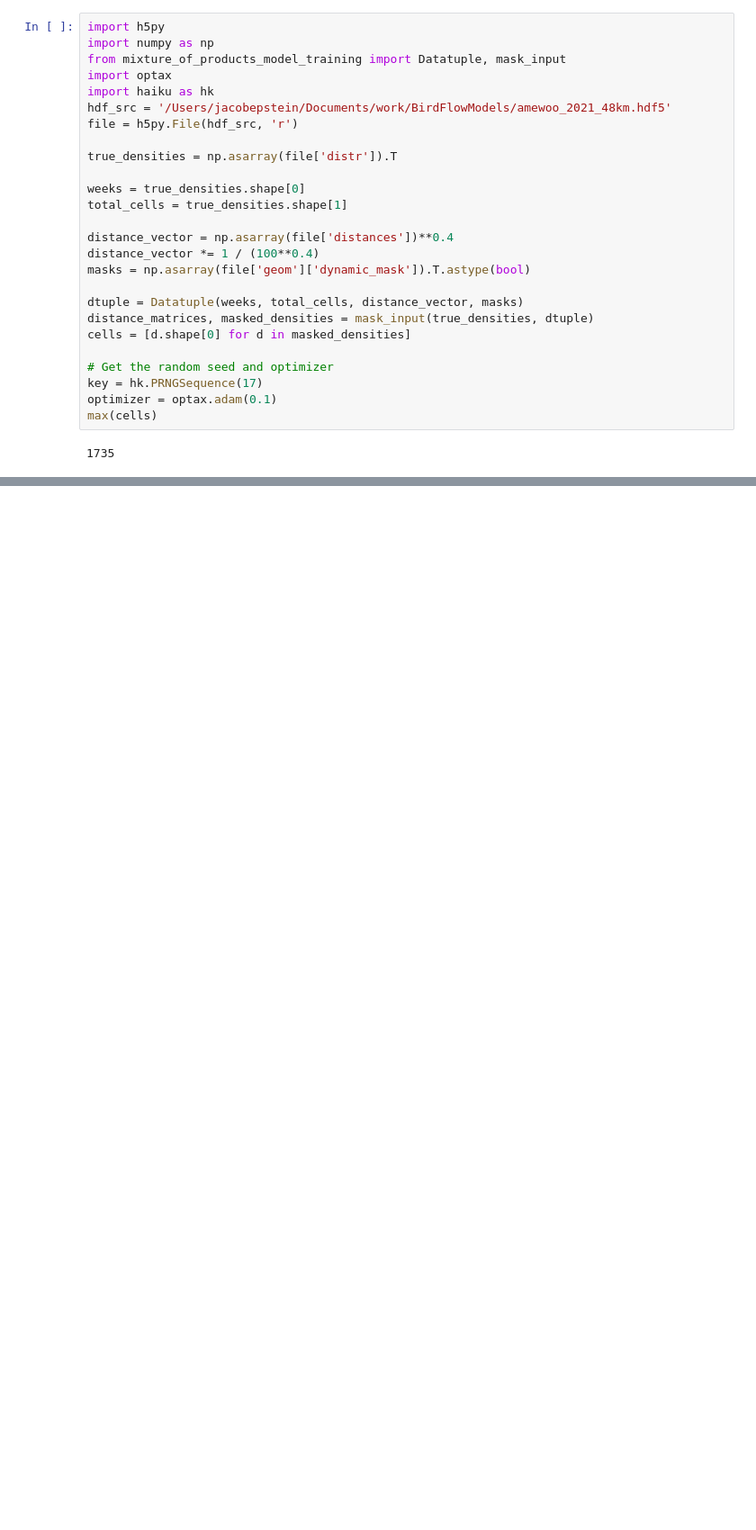
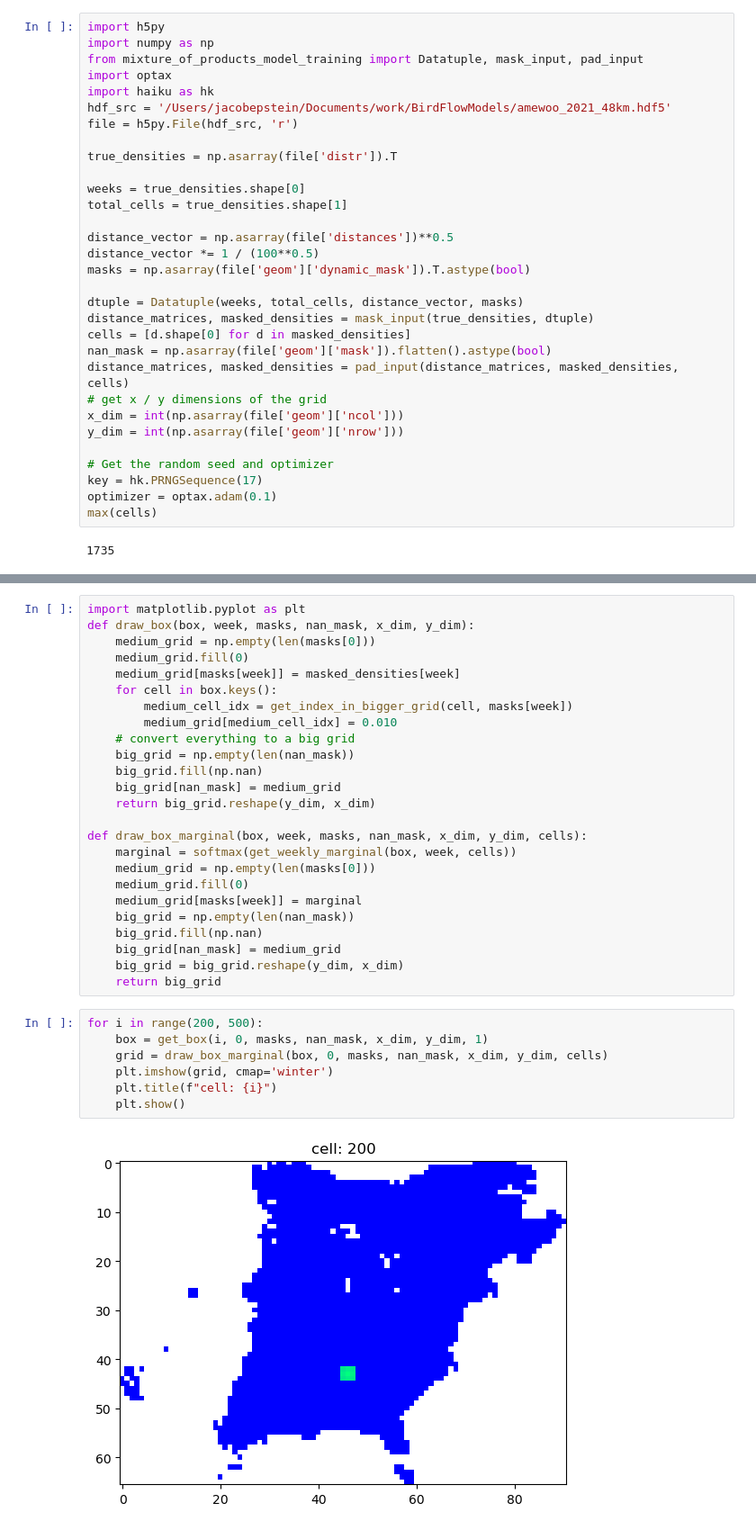
Before and after one commit to jacobe90/birdflow_mixture_of_products, a Jupyter notebook: jacob-dev.ipynb, the cells around one changed output, grey strips where cells are left out. Shown at 90% size. Cells and saved outputs as stored; diff of their text form; blank space fills up the shorter version.

Commit message:
mixture of products from routes experiment

```diff
--- a/jacob-dev.ipynb
+++ b/jacob-dev.ipynb
@@ -1,7 +1,7 @@
 # %%
 import h5py
 import numpy as np
-from mixture_of_products_model_training import Datatuple, mask_input
+from mixture_of_products_model_training import Datatuple, mask_input, pad_input
 import optax
 import haiku as hk
 hdf_src = '/Users/jacobepstein/Documents/work/BirdFlowModels/amewoo_2021_48km.hdf5'
@@ -12,13 +12,18 @@ true_densities = np.asarray(file['distr']).T
 weeks = true_densities.shape[0]
 total_cells = true_densities.shape[1]
 
-distance_vector = np.asarray(file['distances'])**0.4
-distance_vector *= 1 / (100**0.4)
+distance_vector = np.asarray(file['distances'])**0.5
+distance_vector *= 1 / (100**0.5)
 masks = np.asarray(file['geom']['dynamic_mask']).T.astype(bool)
 
 dtuple = Datatuple(weeks, total_cells, distance_vector, masks)
 distance_matrices, masked_densities = mask_input(true_densities, dtuple)
 cells = [d.shape[0] for d in masked_densities]
+nan_mask = np.asarray(file['geom']['mask']).flatten().astype(bool)
+distance_matrices, masked_densities = pad_input(distance_matrices, masked_densities, cells)
+# get x / y dimensions of the grid
+x_dim = int(np.asarray(file['geom']['ncol']))
+y_dim = int(np.asarray(file['geom']['nrow']))
 
 # Get the random seed and optimizer
 key = hk.PRNGSequence(17)
@@ -146,0 +151,34 @@ weekly, pairwise
+# %%
+import matplotlib.pyplot as plt
+def draw_box(box, week, masks, nan_mask, x_dim, y_dim):
+    medium_grid = np.empty(len(masks[0]))
+    medium_grid.fill(0)
+    medium_grid[masks[week]] = masked_densities[week]
+    for cell in box.keys():
+        medium_cell_idx = get_index_in_bigger_grid(cell, masks[week])
+        medium_grid[medium_cell_idx] = 0.010
+    # convert everything to a big grid
+    big_grid = np.empty(len(nan_mask))
+    big_grid.fill(np.nan)
+    big_grid[nan_mask] = medium_grid
+    return big_grid.reshape(y_dim, x_dim)
+
+def draw_box_marginal(box, week, masks, nan_mask, x_dim, y_dim, cells):
+    marginal = softmax(get_weekly_marginal(box, week, cells))
+    medium_grid = np.empty(len(masks[0]))
+    medium_grid.fill(0)
+    medium_grid[masks[week]] = marginal
+    big_grid = np.empty(len(nan_mask))
+    big_grid.fill(np.nan)
+    big_grid[nan_mask] = medium_grid
+    big_grid = big_grid.reshape(y_dim, x_dim)
+    return big_grid
+# %%
+for i in range(200, 500):
+    box = get_box(i, 0, masks, nan_mask, x_dim, y_dim, 1)
+    grid = draw_box_marginal(box, 0, masks, nan_mask, x_dim, y_dim, cells)
+    plt.imshow(grid, cmap='winter')
+    plt.title(f"cell: {i}")
+    plt.show()
+# %% [output]
+[figure, added]
```
Also changed, not shown: parts of 11 cells of this notebook, 2 other files.
